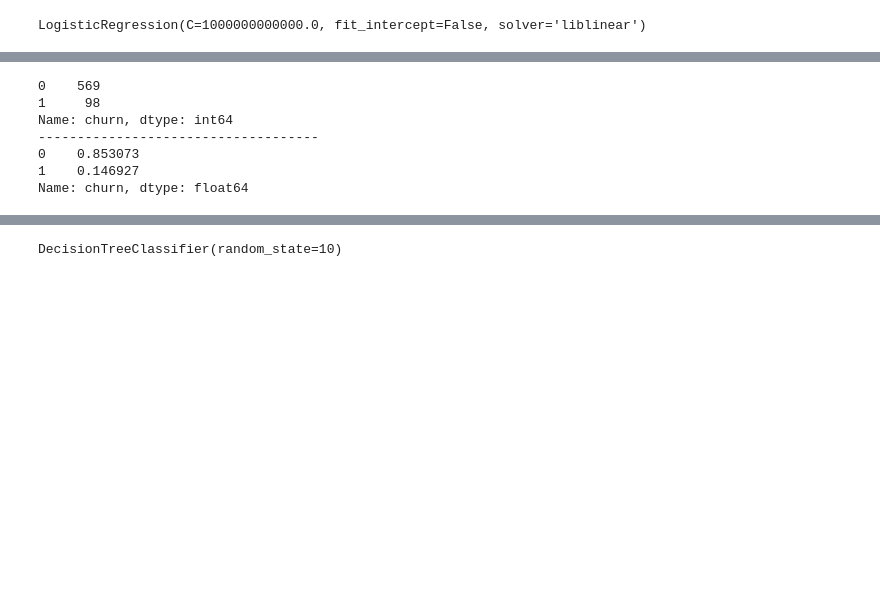
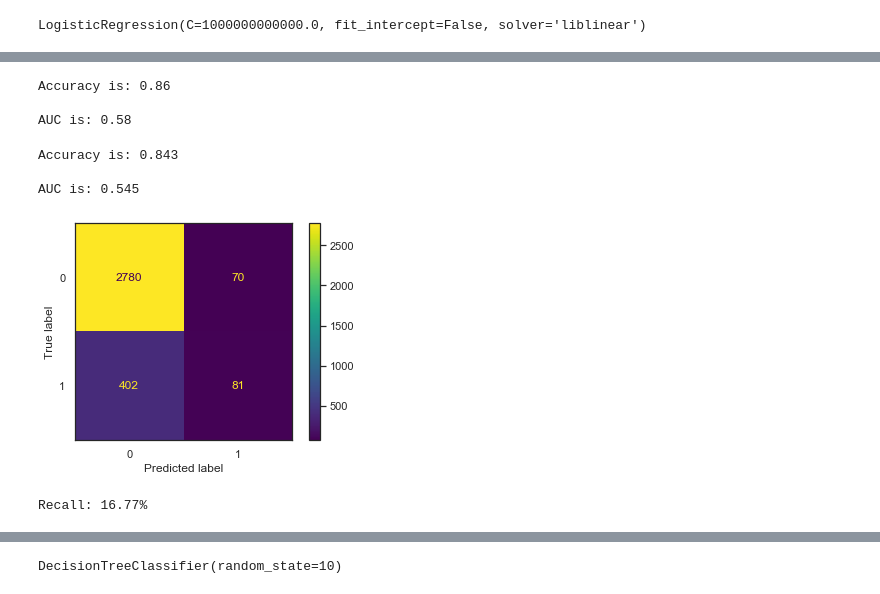
Before and after one commit to cmfritz/Classification-Customer-Churn, a Jupyter notebook: analysis.ipynb, the cells around one changed output, grey strips where cells are left out. Drawn from its saved outputs; the diff is of its cells as text; code cells hidden in the pictures; blank space fills up the shorter version.

```diff
--- a/analysis.ipynb
+++ b/analysis.ipynb
@@ -96,3 +177,11 @@ import statsmodels.api as sm
 # %%
+# Create independent and dependent sets
 y = df['churn']
-X = df.drop(columns=['churn', 'phone_number', 'state'], axis=1)
+
+# drop y column 'churn' and phone number
+# drop state and area code in favor of region column
+X = df.drop(columns=['churn', 'phone_number', 'state', 'area_code'], axis=1)
+# %%
+# standardize the X dataframe using min max
+X = (X - X.min()) / (X.max() - X.min())
+X.head()
@@ -100,7 +197,2 @@ X = df.drop(columns=['churn', 'phone_number', 'state'], axis=1)
 X_train, X_test, y_train, y_test = train_test_split(
     X, y, test_size=0.2, random_state=42)
-# %%
-X = sm.tools.add_constant(X)
-logit_model = sm.Logit(y, X)
-result = logit_model.fit()
-result.summary()
@@ -135,14 +198,0 @@ Logit Regression Results
-# %%
-relevant_columns = ['international_plan', 'voice_mail_plan', 'number_vmail_messages', 'total_intl_calls', 'customer_service_calls', 'churn']
-dummy_dataframe = pd.get_dummies(df[relevant_columns], drop_first=True, dtype=float)
-
-dummy_dataframe = dummy_dataframe.dropna()
-
-y = dummy_dataframe['churn']
-X = dummy_dataframe.drop(columns=['churn'], axis=1)
-
-X = sm.tools.add_constant(X)
-logit_model = sm.Logit(y, X)
-result = logit_model.fit()
-
-result.summary()
@@ -196,13 +210,0 @@ Name: churn, dtype: float64
-# %%
-residuals = np.abs(y_test - y_hat_test)
-print(pd.Series(residuals).value_counts())
-print('------------------------------------')
-print(pd.Series(residuals).value_counts(normalize=True))
-# %% [output]
-0    569
-1     98
-Name: churn, dtype: int64
-------------------------------------
-0    0.853073
-1    0.146927
-Name: churn, dtype: float64
@@ -210,0 +211,38 @@ Name: churn, dtype: float64
+# %%
+# Caclulate accuracy and AUC for train data
+accuracy = accuracy_score(y_train, y_hat_train)
+print('Accuracy is: {0}'.format(round(accuracy, 2)))
+
+# Check the AUC
+false_positive_rate, true_positive_rate, thresholds = roc_curve(y_train, y_hat_train)
+roc_auc = auc(false_positive_rate, true_positive_rate)
+print('\nAUC is: {0}'.format(round(roc_auc, 2)))
+# %% [output]
+Accuracy is: 0.86
+
+AUC is: 0.58
+# %%
+# Calculate accuracy and AUC for test data
+accuracy = accuracy_score(y_test, y_hat_test)
+print('Accuracy is: {0}'.format(round(accuracy, 3)))
+
+# Check the AUC
+false_positive_rate, true_positive_rate, thresholds = roc_curve(y_test, y_hat_test)
+roc_auc = auc(false_positive_rate, true_positive_rate)
+print('\nAUC is: {0}'.format(round(roc_auc, 3)))
+# %% [output]
+Accuracy is: 0.843
+
+AUC is: 0.545
+# %%
+# Look at confusion matrix
+plot_confusion_matrix(logreg, X, y)
+plt.show()
+# %% [output]
+[figure, added]
+# %%
+# Calculate Recall
+recall = recall_score(y, logreg.predict(X))
+print('Recall: {:.4}%'.format(recall * 100))
+# %% [output]
+Recall: 16.77%
```
Also changed, not shown: parts of 60 cells of this notebook, 18 other files.
